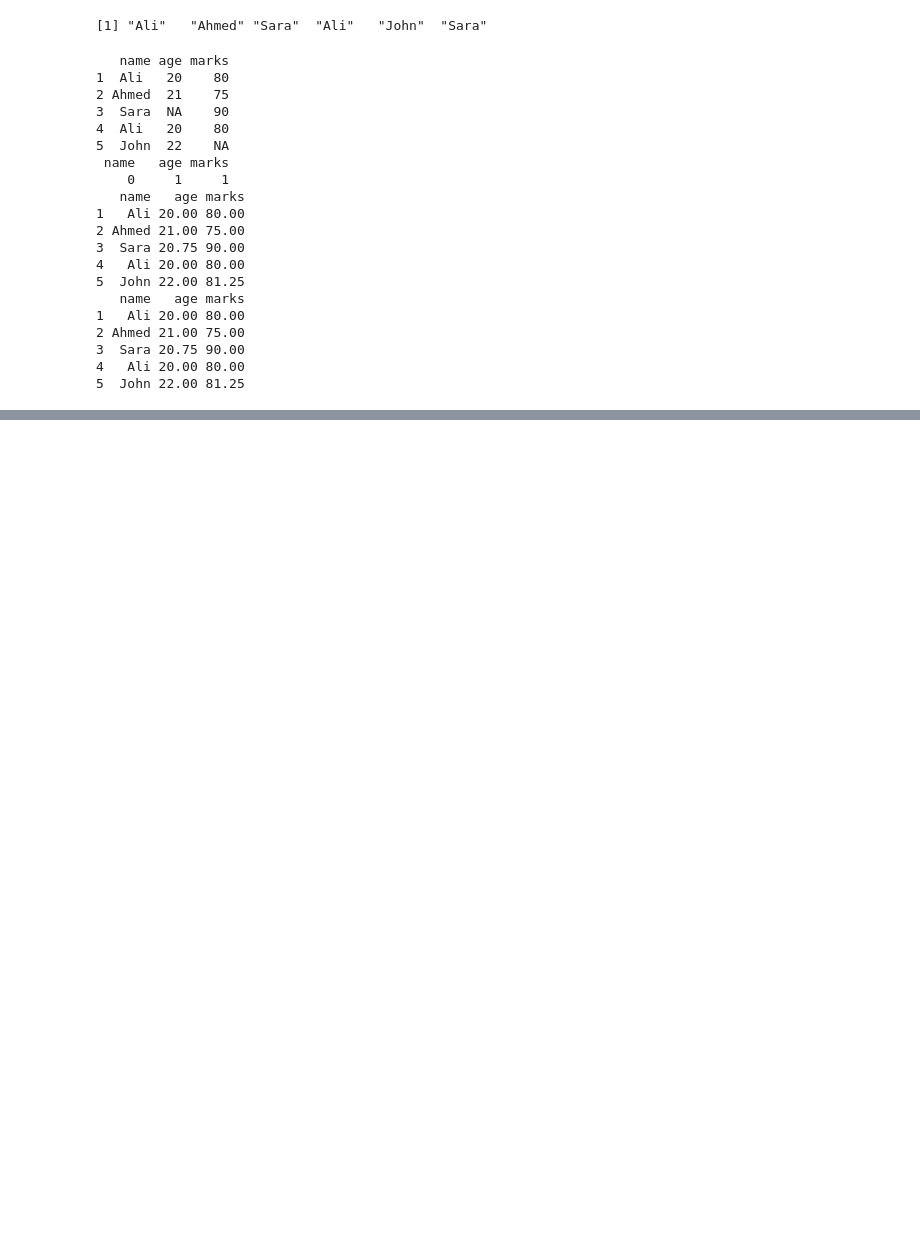
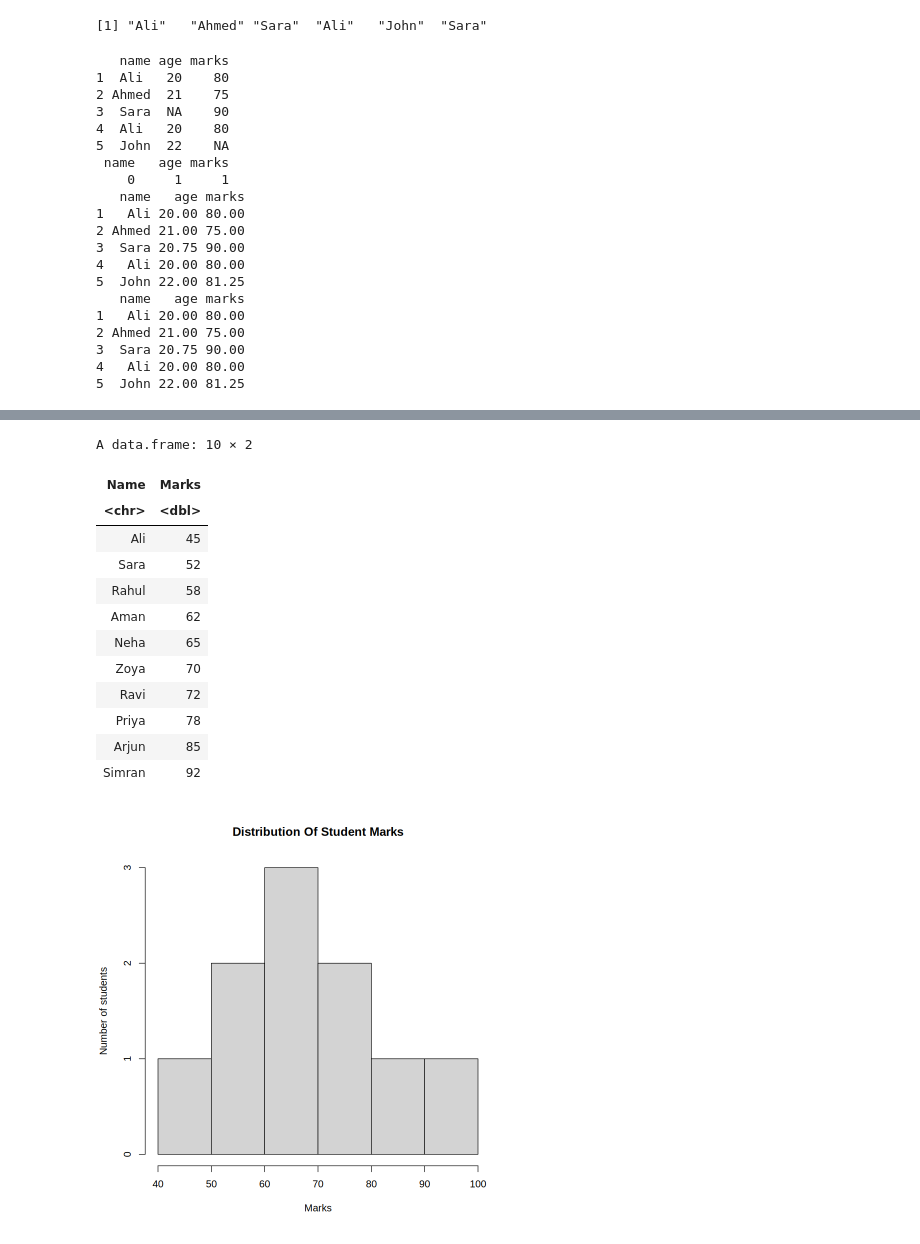
Before and after one commit to Premkumar-1212/GCF---Sem5, a Jupyter notebook: GCF.ipynb, the cells around one changed output, grey strips where cells are left out. Cells and saved outputs as stored; diff of their text form; code cells hidden in the pictures; blank space fills up the shorter version.

```diff
--- a/GCF.ipynb
+++ b/GCF.ipynb
@@ -752,0 +872,32 @@ print(clean_data)
+# %%
+students <- data.frame(
+  Name = c("Ali", "Sara", "Rahul", "Aman", "Neha",
+           "Zoya", "Ravi", "Priya", "Arjun", "Simran"),
+
+  Marks = c(45, 52, 58, 62, 65, 70, 72, 78, 85, 92)
+)
+
+students
+
+hist(
+  students$Marks,
+  breaks = 5,
+  main = "Distribution Of Student Marks",
+  xlab = "Marks",
+  ylab ="Number of students"
+)
+# %% [output]
+A data.frame: 10 × 2
+| Name | Marks |
+| <chr> | <dbl> |
+| Ali | 45 |
+| Sara | 52 |
+| Rahul | 58 |
+| Aman | 62 |
+| Neha | 65 |
+| Zoya | 70 |
+| Ravi | 72 |
+| Priya | 78 |
+| Arjun | 85 |
+| Simran | 92 |
+[figure, added]
```
Also changed, not shown: parts of 7 cells of this notebook.
